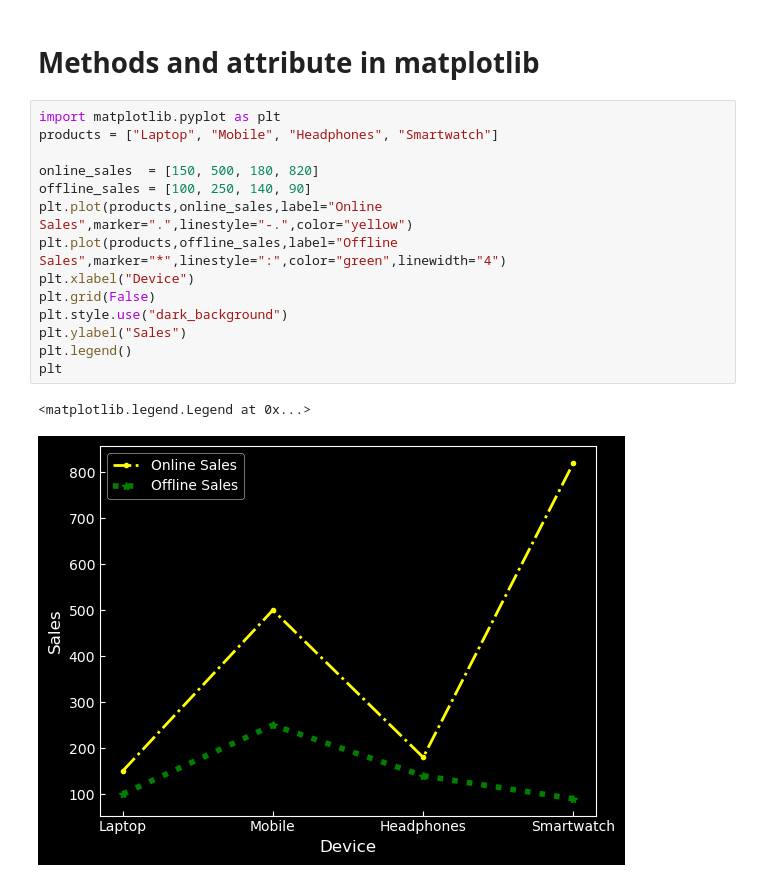
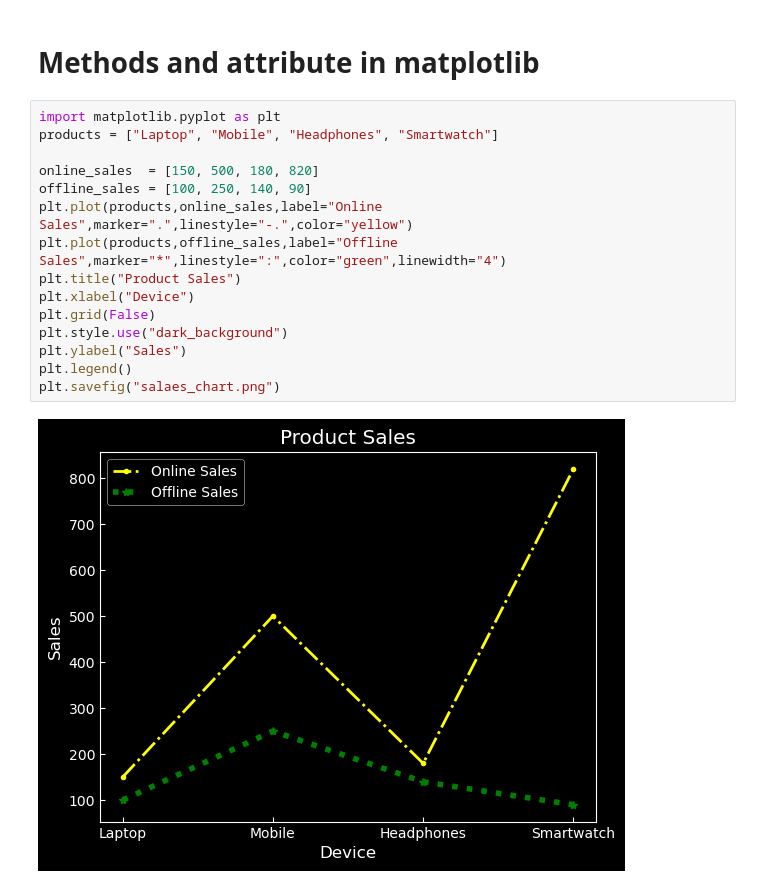
Before and after one commit to Sauravkumarv/Algorith_Jupyter_AIML, a Jupyter notebook: MATPLOTLIB/methods_attribute.ipynb, the cells around one changed output. Cells and saved outputs as stored; diff of their text form.

```diff
--- a/MATPLOTLIB/methods_attribute.ipynb
+++ b/MATPLOTLIB/methods_attribute.ipynb
@@ -3,17 +3,17 @@
 # %%
 import matplotlib.pyplot as plt
 products = ["Laptop", "Mobile", "Headphones", "Smartwatch"]
 
 online_sales  = [150, 500, 180, 820]
 offline_sales = [100, 250, 140, 90]
 plt.plot(products,online_sales,label="Online Sales",marker=".",linestyle="-.",color="yellow")
 plt.plot(products,offline_sales,label="Offline Sales",marker="*",linestyle=":",color="green",linewidth="4")
+plt.title("Product Sales")
 plt.xlabel("Device")
 plt.grid(False)
 plt.style.use("dark_background")
 plt.ylabel("Sales")
 plt.legend()
-plt
+plt.savefig("salaes_chart.png")
 # %% [output]
-<matplotlib.legend.Legend at 0x...>
-[figure, old version]
+[figure, new version]
```
Also changed, not shown: 3 other files.
